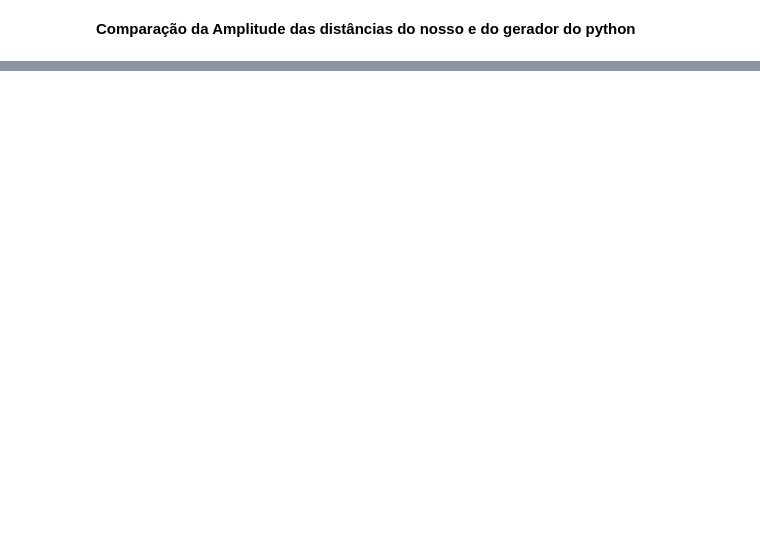
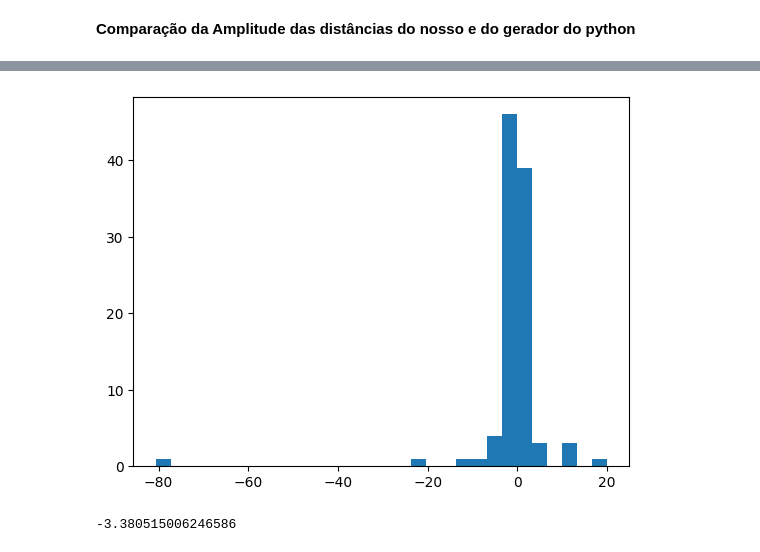
Before and after one commit to Davioliveira1305/Simulacao-Estocastica, a Jupyter notebook: Lista1_Simulação_Estocástica.ipynb, the cells around one changed output, grey strips where cells are left out. Drawn from its saved outputs; the diff is of its cells as text; code cells hidden in the pictures; blank space fills up the shorter version.

```diff
--- a/Lista1_Simulação_Estocástica.ipynb
+++ b/Lista1_Simulação_Estocástica.ipynb
@@ -404,0 +409,22 @@ Para 300 valores: Amplitude das distâncias do nosso gerador = 236 vs Amplitude
+# %%
+import math
+import numpy as np
+import numpy.random as rd
+import matplotlib.pyplot as plt
+rd.seed(1010)
+alpha = 1
+N = 100
+u = rd.uniform(0,1,N)
+vetor_x = []
+for i in u:
+  y = math.pi * (i - 0.5)
+  x = math.tan(y)
+  vetor_x.append(x)
+plt.hist(vetor_x, bins = 30)
+plt.show()
+# %% [output]
+[figure, added]
+# %%
+math.tan(5)
+# %% [output]
+-3.380515006246586
```
Also changed, not shown: parts of 10 cells of this notebook.
